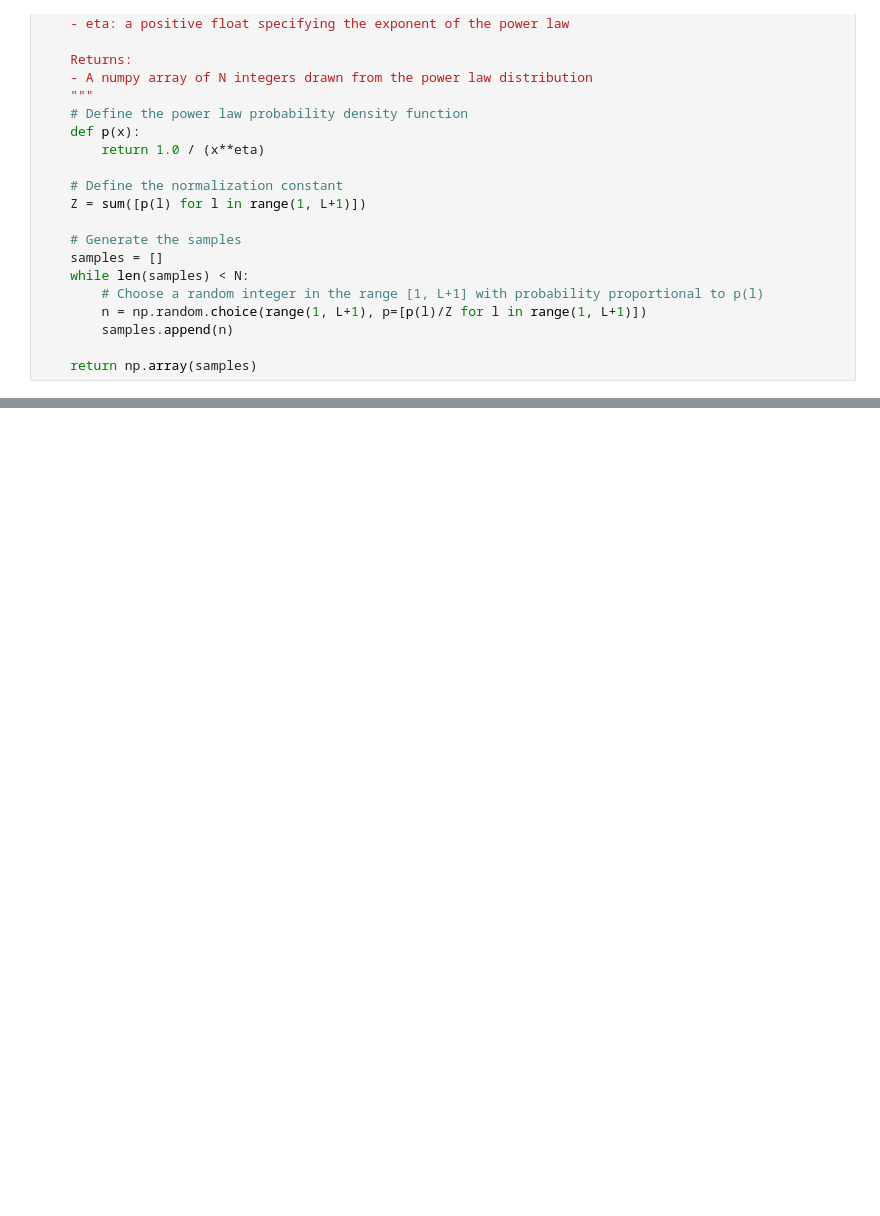
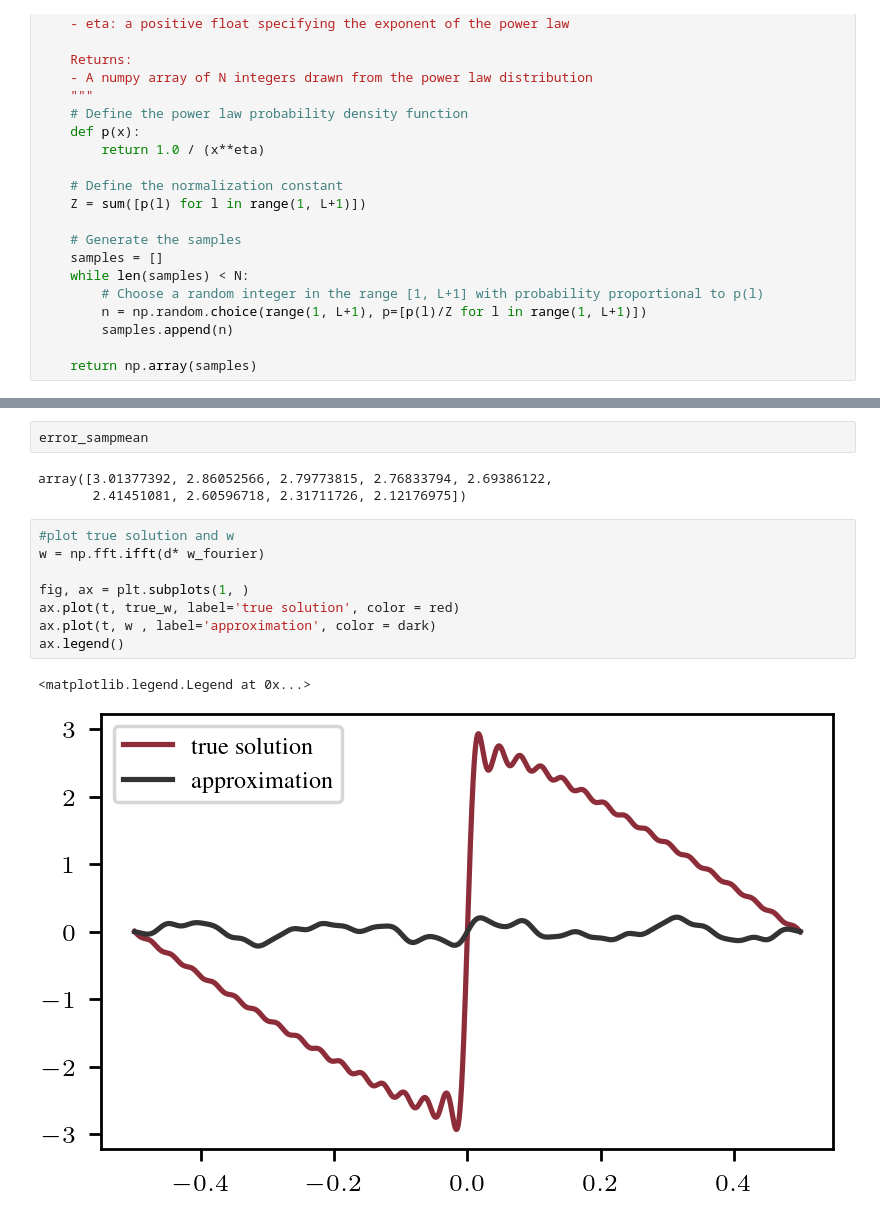
Before and after one commit to EmiliaMagnani/learnconv, a Jupyter notebook: error_hnorm.ipynb, the cells around one changed output, grey strips where cells are left out. Saved outputs shown, nothing was run; the diff lists cells and outputs as text; blank space fills up the shorter version.

```diff
--- a/error_hnorm.ipynb
+++ b/error_hnorm.ipynb
@@ -87,0 +191,16 @@ for k in range(1,t.size):
+# %%
+error_sampmean
+# %% [output]
+array([3.01377392, 2.86052566, 2.79773815, 2.76833794, 2.69386122,
+       2.41451081, 2.60596718, 2.31711726, 2.12176975])
+# %%
+#plot true solution and w
+w = np.fft.ifft(d* w_fourier)
+
+fig, ax = plt.subplots(1, )
+ax.plot(t, true_w, label='true solution', color = red)
+ax.plot(t, w , label='approximation', color = dark)
+ax.legend()
+# %% [output]
+<matplotlib.legend.Legend at 0x...>
+[figure, added]
```
Also changed, not shown: parts of 8 cells of this notebook.
